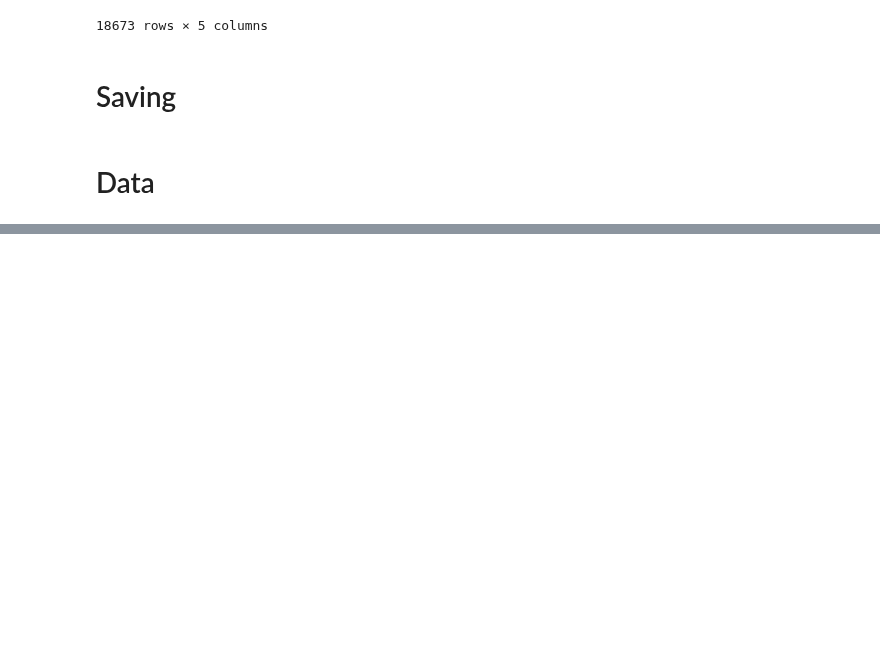
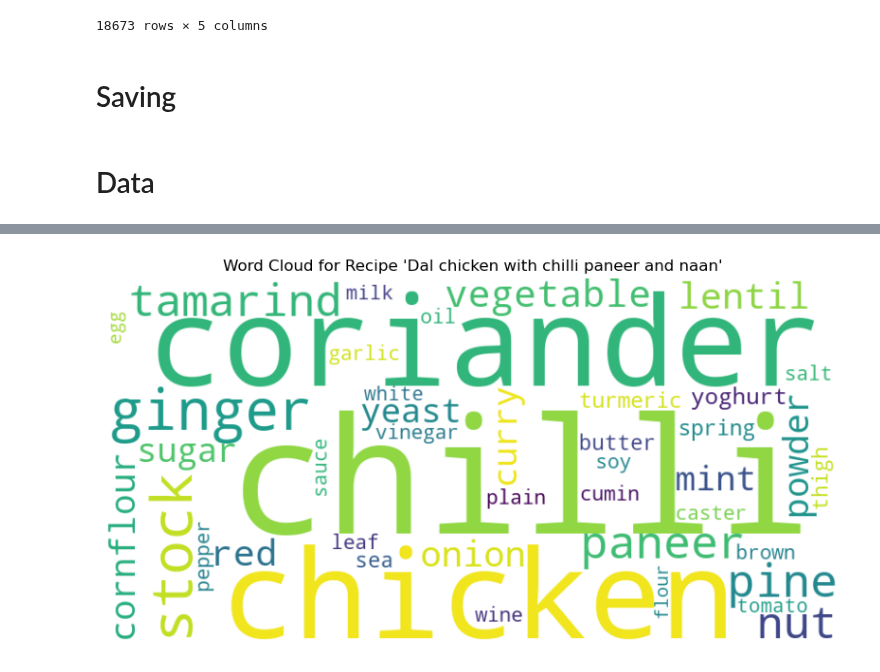
Before and after one commit to AfonsoCunha22/ComputationalToolsProject, a Jupyter notebook: 2_Recipe_Scrapping.ipynb, the cells around one changed output, grey strips where cells are left out. Drawn from its saved outputs; the diff is of its cells as text; code cells hidden in the pictures; blank space fills up the shorter version.

Commit message:
cleaned recipes

```diff
--- a/2_Recipe_Scrapping.ipynb
+++ b/2_Recipe_Scrapping.ipynb
@@ -359,0 +532,2 @@ Total amount of stop words: 2102
+# %%
+recipes = pd.read_csv('data/recipes_data.csv')
@@ -359,0 +590,23 @@ Total amount of stop words: 2102
+# %%
+# print a word cloud of the recipe with more ingredients and the size of ingredients acoording to tf-idf value
+
+from wordcloud import WordCloud
+import matplotlib
+import matplotlib.pyplot as plt
+
+# Get the recipe with the most ingredients
+recipe_with_most_ingredients = grouped_recipes.loc[grouped_recipes['description'].apply(len).idxmax()]
+
+# Create a dictionary with the TF-IDF scores for each ingredient
+tfidf_scores = dict(zip(feature_names, tfidf_df.loc[recipe_with_most_ingredients['id']]))
+# Create a word cloud
+wordcloud = WordCloud(width=800, height=400, background_color ='white').generate_from_frequencies(tfidf_scores)
+
+# Display the word cloud
+plt.figure(figsize=(10, 6))
+plt.imshow(wordcloud, interpolation='bilinear')
+plt.axis('off')
+plt.title(f"Word Cloud for Recipe '{recipe_with_most_ingredients['title']}'")
+plt.show()
+# %% [output]
+[figure, added]
```
Also changed, not shown: parts of 19 cells of this notebook, 1 other file.
